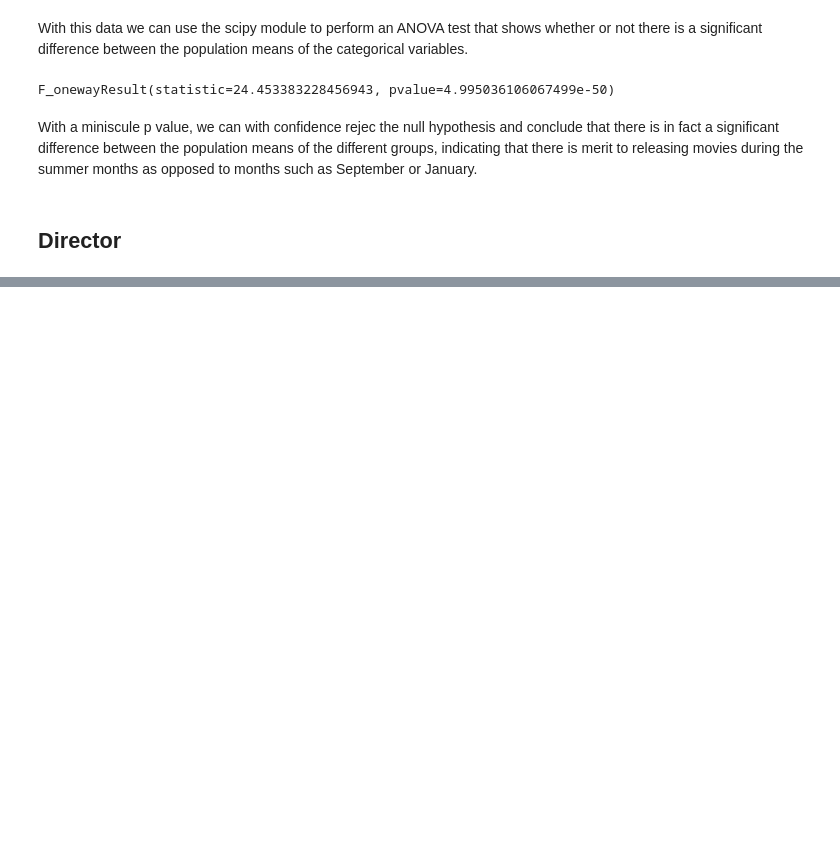
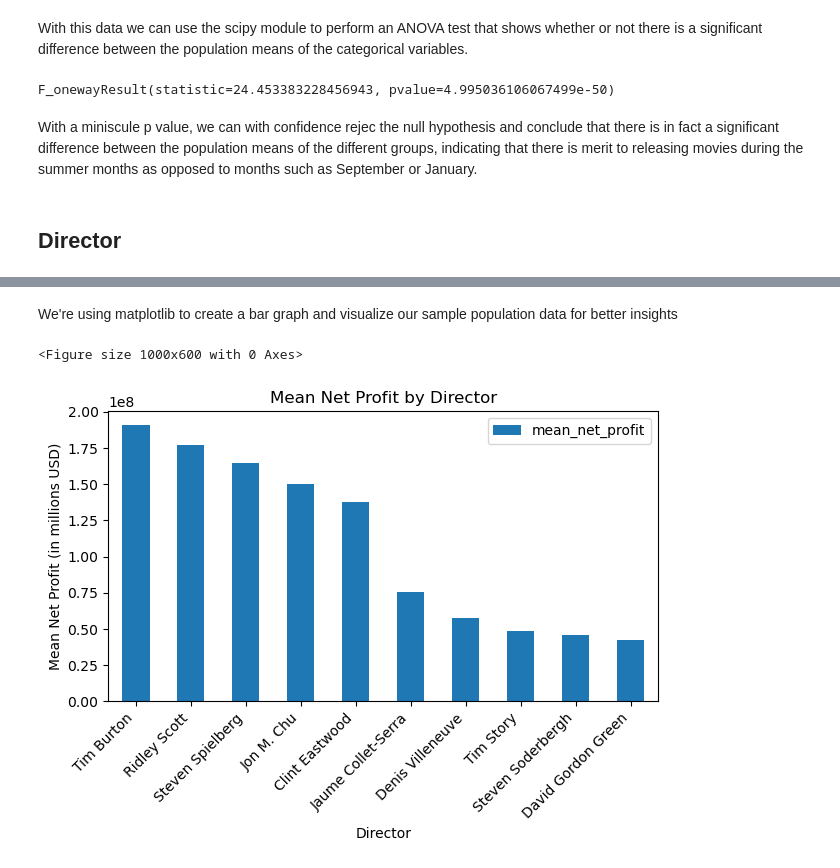
Before and after one commit to rolandrao/capstone-repo, a Jupyter notebook: report_notebook.ipynb, the cells around one changed output, grey strips where cells are left out. Saved outputs shown, nothing was run; the diff lists cells and outputs as text; code cells hidden in the pictures; blank space fills up the shorter version.

```diff
--- a/report_notebook.ipynb
+++ b/report_notebook.ipynb
@@ -101,0 +106,13 @@ With a miniscule p value, we can with confidence rejec the null hypothesis and c
+# %%
+# Imports
+import pandas as pd
+import matplotlib.pyplot as plt
+import numpy as np
+import sqlite3
+from scipy.stats import ttest_ind
+from scipy import stats
+from scipy.stats import f_oneway
+import seaborn as sns
+import math
+
+conn = sqlite3.connect('data\im.db')
@@ -101,0 +124,15 @@ With a miniscule p value, we can with confidence rejec the null hypothesis and c
+# %%
+director_AGG = pd.read_sql("""
+SELECT pe.primary_name as director, AVG(mob.worldwide_gross - mob.production_budget) as mean_net_profit, COUNT(pe.primary_name) as num_movies
+FROM movie_basics mb, principals pr, persons pe, movie_budgets mob
+WHERE   mb.movie_id = pr.movie_id
+        AND pr.person_id = pe.person_id
+        AND mb.primary_title = mob.movie
+        AND pr.category = 'director'
+GROUP BY pe.primary_name
+HAVING num_movies > 5
+ORDER BY mean_net_profit DESC
+LIMIT 10
+;
+""", conn)
+director_AGG
@@ -101,0 +151,14 @@ With a miniscule p value, we can with confidence rejec the null hypothesis and c
+# %% [markdown]
+We're using matplotlib to create a bar graph and visualize our sample population data for better insights
+# %%
+plt.figure(figsize=(10, 6))
+director_AGG.plot.bar(x='director', y='mean_net_profit')
+plt.title('Mean Net Profit by Director')
+plt.xlabel('Director')
+plt.ylabel('Mean Net Profit (in millions USD)')
+plt.xticks(rotation=45, ha='right')
+plt.tight_layout()
+plt.show()
+# %% [output]
+<Figure size 1000x600 with 0 Axes>
+[figure, added]
```
Also changed, not shown: parts of 10 cells of this notebook.
